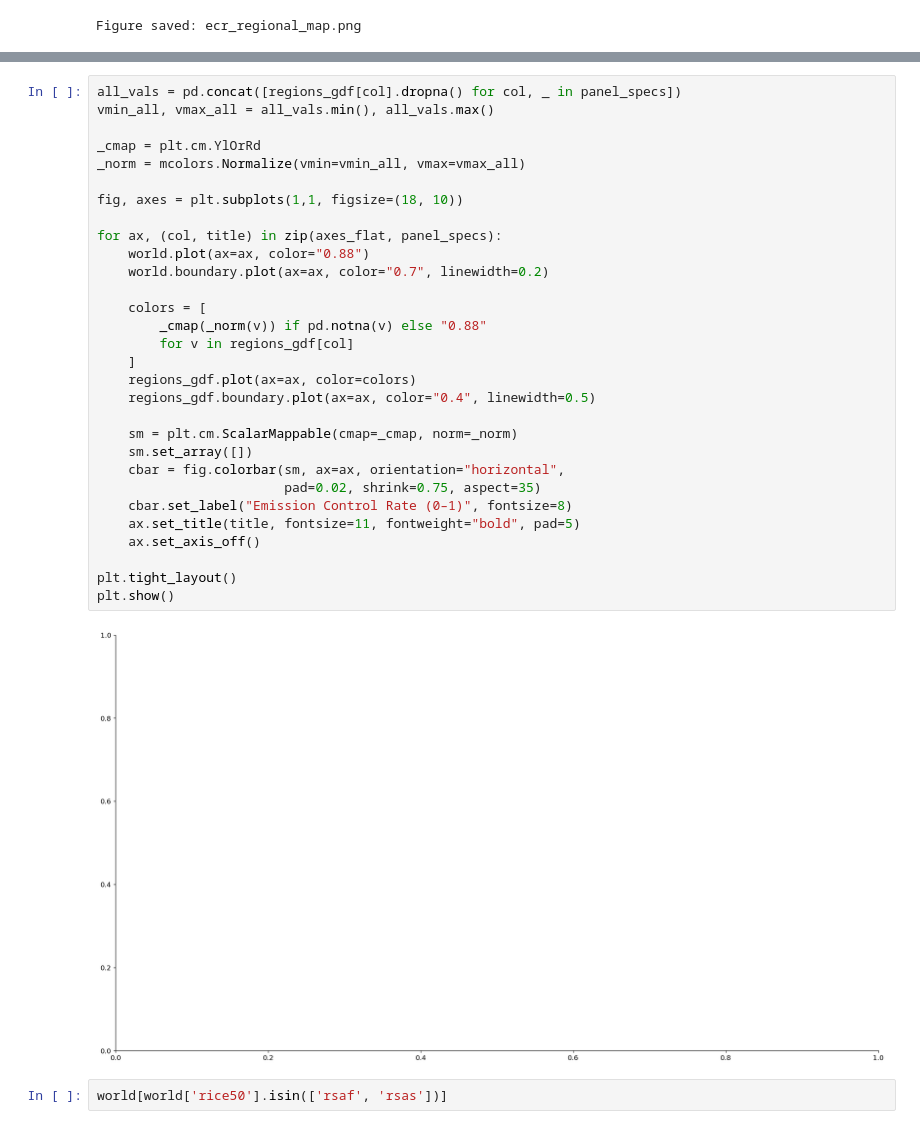
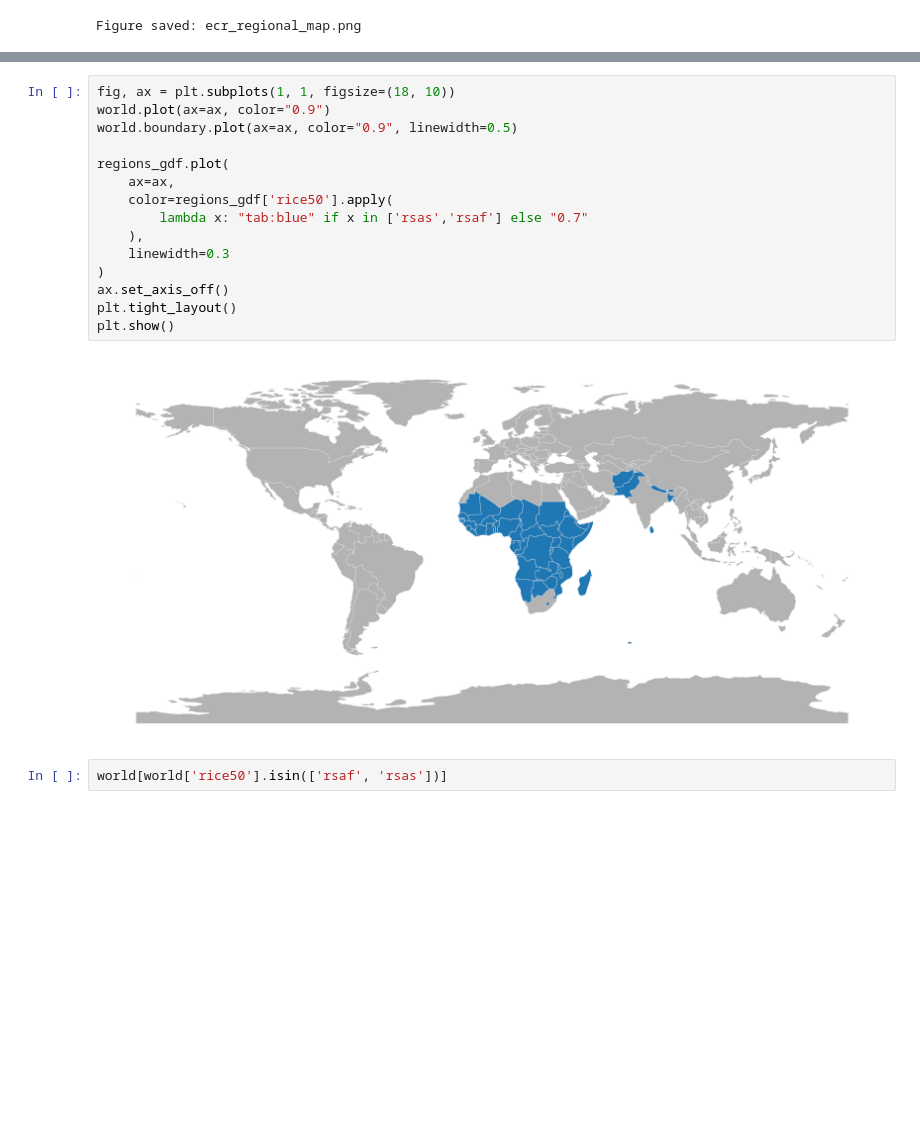
Before and after one commit to leahloise42/LDC_Group-, a Jupyter notebook: assignments_ema/assignment_07_pareto_visualisation.ipynb, the cells around one changed output, grey strips where cells are left out. Drawn from its saved outputs; the diff is of its cells as text; blank space fills up the shorter version.

Commit message:
some extra visualisations

```diff
--- a/assignments_ema/assignment_07_pareto_visualisation.ipynb
+++ b/assignments_ema/assignment_07_pareto_visualisation.ipynb
@@ -641,35 +893,20 @@ Figure saved: ecr_regional_map.png
 # %%
-all_vals = pd.concat([regions_gdf[col].dropna() for col, _ in panel_specs])
-vmin_all, vmax_all = all_vals.min(), all_vals.max()
+fig, ax = plt.subplots(1, 1, figsize=(18, 10))
+world.plot(ax=ax, color="0.9")
+world.boundary.plot(ax=ax, color="0.9", linewidth=0.5)
 
-_cmap = plt.cm.YlOrRd
-_norm = mcolors.Normalize(vmin=vmin_all, vmax=vmax_all)
-
-fig, axes = plt.subplots(1,1, figsize=(18, 10))
-
-for ax, (col, title) in zip(axes_flat, panel_specs):
-    world.plot(ax=ax, color="0.88")
-    world.boundary.plot(ax=ax, color="0.7", linewidth=0.2)
-
-    colors = [
-        _cmap(_norm(v)) if pd.notna(v) else "0.88"
-        for v in regions_gdf[col]
-    ]
-    regions_gdf.plot(ax=ax, color=colors)
-    regions_gdf.boundary.plot(ax=ax, color="0.4", linewidth=0.5)
-
-    sm = plt.cm.ScalarMappable(cmap=_cmap, norm=_norm)
-    sm.set_array([])
-    cbar = fig.colorbar(sm, ax=ax, orientation="horizontal",
-                        pad=0.02, shrink=0.75, aspect=35)
-    cbar.set_label("Emission Control Rate (0–1)", fontsize=8)
-    ax.set_title(title, fontsize=11, fontweight="bold", pad=5)
-    ax.set_axis_off()
-
+regions_gdf.plot(
+    ax=ax,
+    color=regions_gdf['rice50'].apply(
+        lambda x: "tab:blue" if x in ['rsas','rsaf'] else "0.7"
+    ),
+    linewidth=0.3
+)
+ax.set_axis_off()
 plt.tight_layout()
 plt.show()
 # %% [output]
-[figure, old version]
+[figure, new version]
 # %%
 world[world['rice50'].isin(['rsaf', 'rsas'])]
 # %% [output]
```
Also changed, not shown: parts of 17 cells of this notebook, 34 other files.
